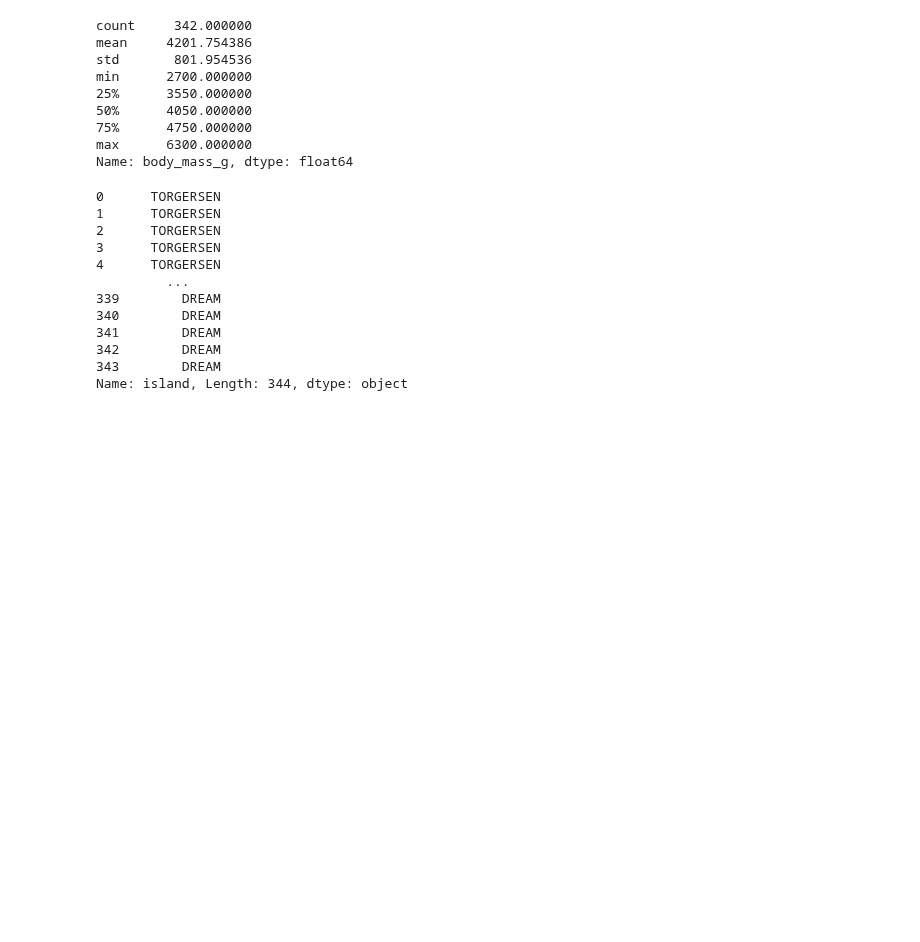
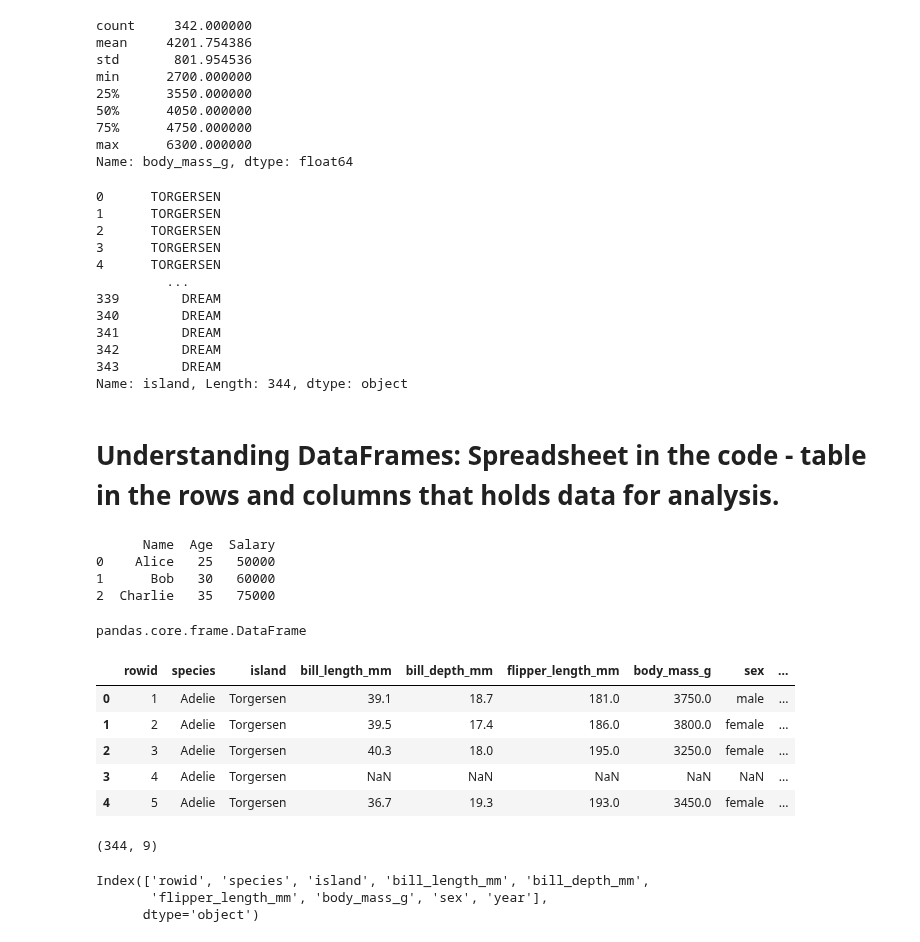
Before and after one commit to Praruj/Pandas_Practise_Portfolio, a Jupyter notebook: Notebooks/Pandas_02_Data_structure.ipynb, the cells around one changed output. Cells and saved outputs as stored; diff of their text form; code cells hidden in the pictures; blank space fills up the shorter version.

```diff
--- a/Notebooks/Pandas_02_Data_structure.ipynb
+++ b/Notebooks/Pandas_02_Data_structure.ipynb
@@ -94,3 +94,54 @@ island_series.str.upper()
 342        DREAM
 343        DREAM
 Name: island, Length: 344, dtype: object
+# %% [markdown]
+# Understanding DataFrames: Spreadsheet in the code - table in the rows and columns that holds data for analysis.
+# %%
+# simple example of creating dataframe:
+import pandas as pd
+
+# Create a DataFrame from a dictionary
+data = {
+    'Name': ['Alice', 'Bob', 'Charlie'],
+    'Age': [25, 30, 35],
+    'Salary': [50000, 60000, 75000]
+}
+df = pd.DataFrame(data)
+print(df)
+
+# Load a CSV file
+# df = pd.read_csv('data.csv')  # Uncomment to load a real CSV
+# %% [output]
+      Name  Age  Salary
+0    Alice   25   50000
+1      Bob   30   60000
+2  Charlie   35   75000
+# %%
+import pandas as pd
+penguins_data=pd.read_csv("..\Datasets\penguins.csv")
+type(penguins_data)
+# %% [output]
+pandas.core.frame.DataFrame
+# %%
+# Display the first five rows for a quick data preview
+penguins_data.head()
+# %% [output]
+|  | rowid | species | island | bill_length_mm | bill_depth_mm | flipper_length_mm | body_mass_g | sex | ... |
+| 0 | 1 | Adelie | Torgersen | 39.1 | 18.7 | 181.0 | 3750.0 | male | ... |
+| 1 | 2 | Adelie | Torgersen | 39.5 | 17.4 | 186.0 | 3800.0 | female | ... |
+| 2 | 3 | Adelie | Torgersen | 40.3 | 18.0 | 195.0 | 3250.0 | female | ... |
+| 3 | 4 | Adelie | Torgersen | NaN | NaN | NaN | NaN | NaN | ... |
+| 4 | 5 | Adelie | Torgersen | 36.7 | 19.3 | 193.0 | 3450.0 | female | ... |
+# %%
+#"Initial dataset exploration - structure and content overview", in past we have done it but considered as revision of them.
+penguins.shape
+# Show the dataset’s dimensions as a tuple
+# %% [output]
+(344, 9)
+# %%
+penguins_data.columns #another attribute
+# List all column names to understand available features
+# %% [output]
+Index(['rowid', 'species', 'island', 'bill_length_mm', 'bill_depth_mm',
+       'flipper_length_mm', 'body_mass_g', 'sex', 'year'],
+      dtype='object')
```
Also changed, not shown: parts of 15 cells of this notebook, 2 other files.
